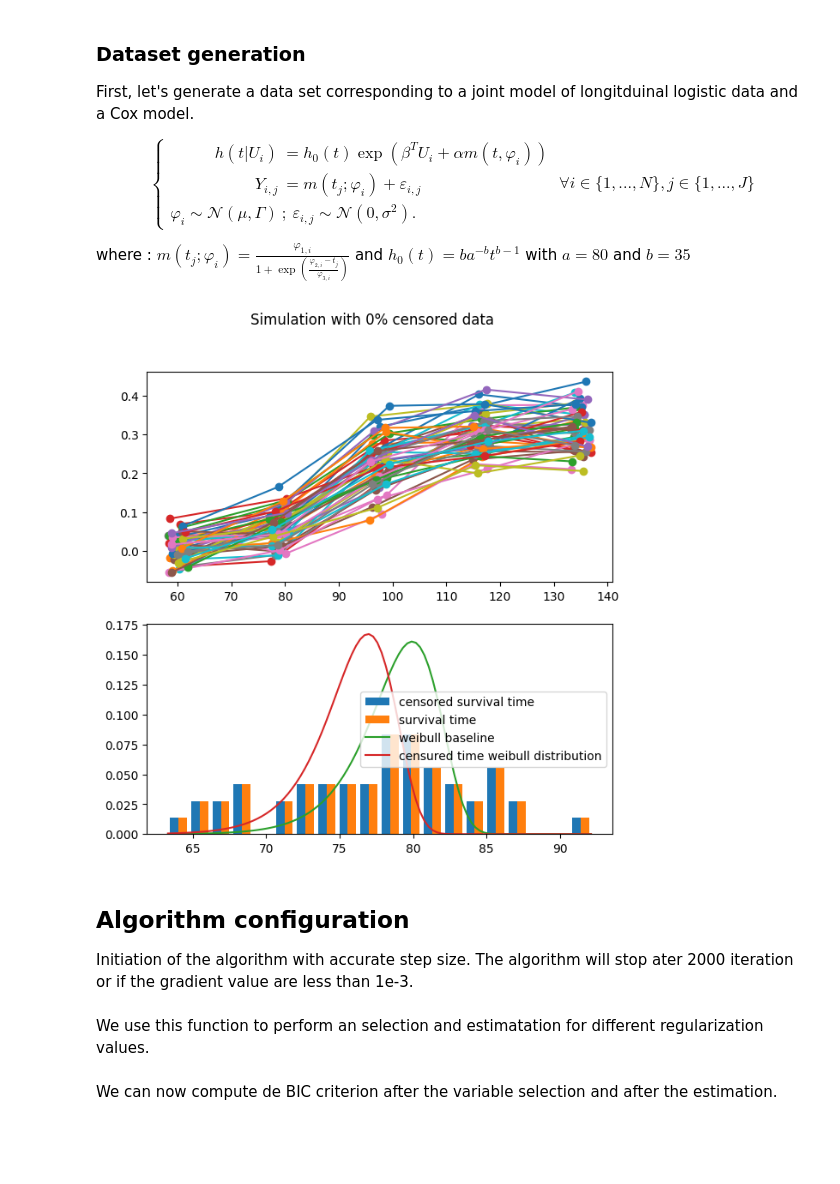
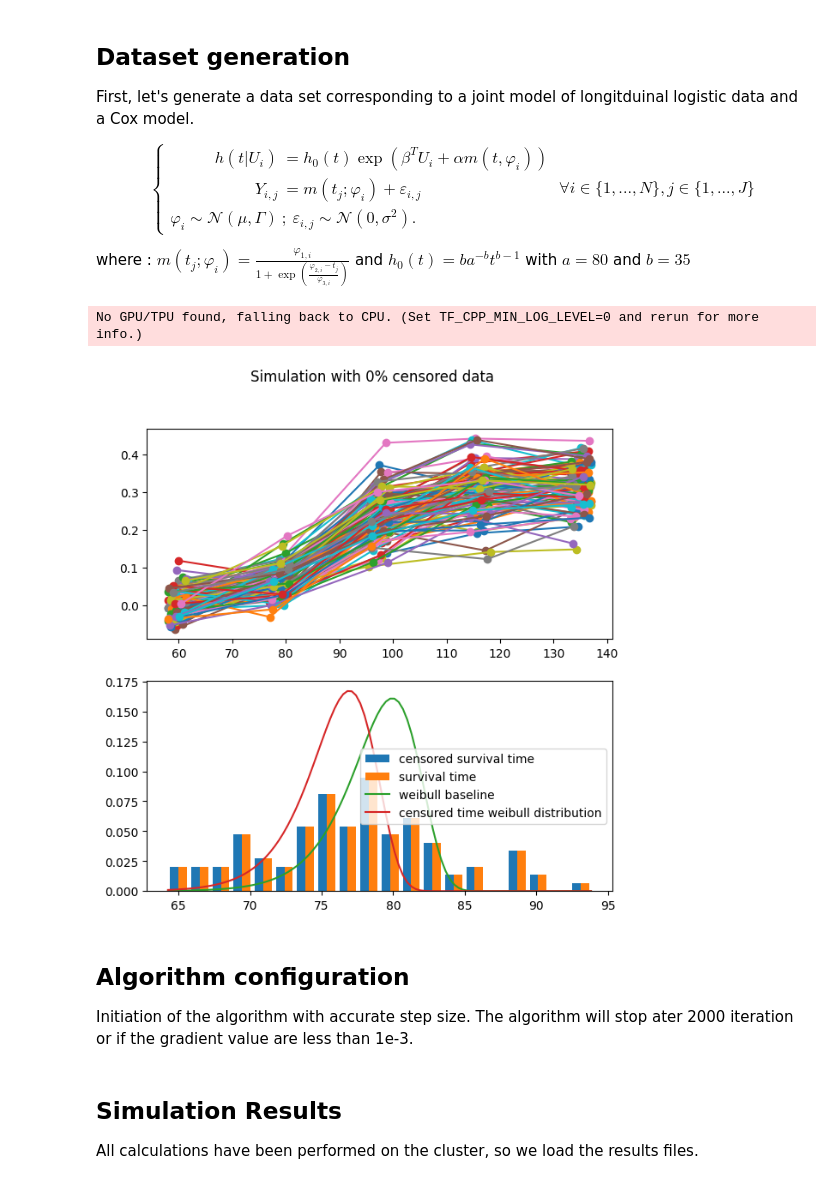
Before and after one commit to caillebotteAntoine/sdg4varselect, a Jupyter notebook: results/reg_path/new_regularization_path.ipynb, the cells around one changed output. Drawn from its saved outputs; the diff is of its cells as text; code cells hidden in the pictures; blank space fills up the shorter version.

```diff
--- a/results/reg_path/new_regularization_path.ipynb
+++ b/results/reg_path/new_regularization_path.ipynb
@@ -9,7 +11,7 @@ import jax.random as jrd
 
 sdgplt.FIGSIZE = 7
 # %% [markdown]
-### Dataset generation
+## Dataset generation
 
 First, let's generate a data set corresponding to a joint model of longitduinal logistic data and a Cox model.
 
@@ -26,29 +28,32 @@ where : $m(t_j; \varphi_i) = \frac{\varphi_{1,i}}{1+\exp\left(\frac{\varphi_{2,i
 # %%
 from sdg4varselect.logistic import Logistic_JM
 from sdg4varselect.data_handler import DataHandler
 
-model = Logistic_JM(N=50, J=5, DIM_HD=5)
+model = Logistic_JM(N=100, J=5, DIM_HD=200)
 
 # Simulation parameter
 params_star = model.new_params(
     mu1=0.3,
     mu2=90.0,
     mu3=7.5,
     gamma2_1=0.0025,
     gamma2_2=20,
     sigma2=0.001,
     alpha=11.11,
-    beta=jnp.concatenate([jnp.array([-2, -3, 3, 2]), jnp.zeros(shape=(model.DIM_HD-4,))] )
+    beta=jnp.concatenate(
+        [jnp.array([-2, -3, 3, 2]), jnp.zeros(shape=(model.DIM_HD - 4,))]
+    ),
 )
 
 obs, sim = model.sample(params_star, jrd.PRNGKey(0), weibull_censoring_loc=7700)
 
 dh = DataHandler()
 dh.add_data(**obs)
 
 _ = sdgplt.plot_sample(obs, sim, params_star, 77, 80, 35)
 # %% [output]
+No GPU/TPU found, falling back to CPU. (Set TF_CPP_MIN_LOG_LEVEL=0 and rerun for more info.)
-[figure, old version]
+[figure, new version]
 # %% [markdown]
 ## Algorithm configuration
 
@@ -78,8 +83,9 @@ algo_settings = SPG_FIM.settings(
     },
     max_iter=2000,
 )
-# %% [markdown]
-We use this function to perform an selection and estimatation for different regularization values.
+# %% [markdown]
+## Simulation Results
+All calculations have been performed on the cluster, so we load the results files.
 # %%
 import gzip
 import pickle
@@ -89,2 +94,0 @@ lbd_set, reg_path = R["lbd_set"],R["reg_path"]
-# %% [markdown]
-We can now compute de BIC criterion after the variable selection and after the estimation.
```
Also changed, not shown: parts of 10 cells of this notebook, 5 other files.
